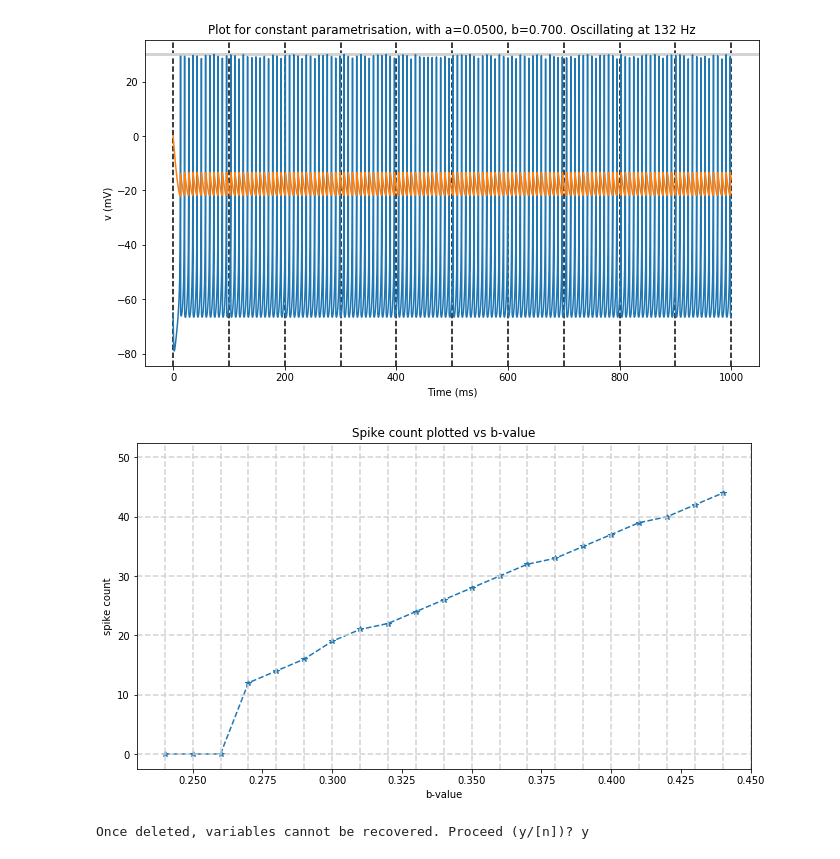
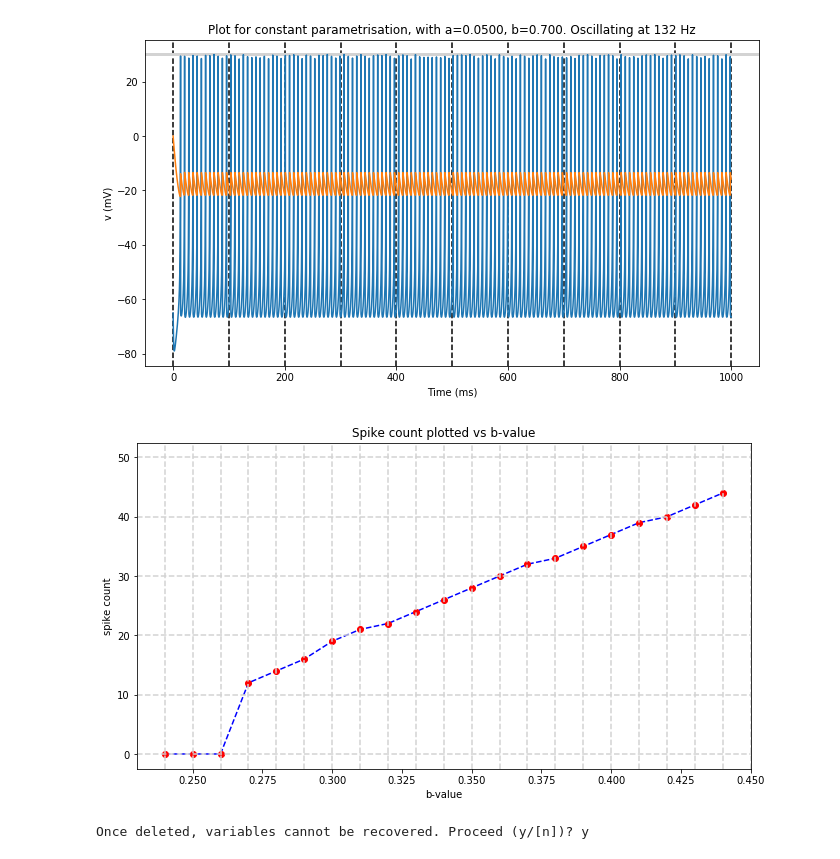
Before and after one commit to williampeer/brian2, a Jupyter notebook: single_neuron_Oliveira_et_al_testing_direct_python_implementation.ipynb, the cells around one changed output. Drawn from its saved outputs; the diff is of its cells as text; code cells hidden in the pictures.

```diff
--- a/single_neuron_Oliveira_et_al_testing_direct_python_implementation.ipynb
+++ b/single_neuron_Oliveira_et_al_testing_direct_python_implementation.ipynb
@@ -105,35 +105,36 @@ def calculate_spike_count_for_values(a, b):
         v += dv * dt
         u += du * dt
         if(v>=30):
             spike_count += 1
             v = c
             u = u + d
         v_vals += [v]
         u_vals += [u]
         timesteps += [i*dt]
     return spike_count
 
 spike_counts = []
 b_vals = []
 a = 0.0275
 b = 0.24
 delta_b = 0.01
 for t in range(0, 21):
     spike_counts += [calculate_spike_count_for_values(a, b)]
     b_vals += [b]
     b += delta_b
 
 figure(figsize=(11, 6))
-plot(b_vals, spike_counts, '*--')
+plot(b_vals, spike_counts, 'b--')
+plot(b_vals, spike_counts, 'ro')
 for l in range(len(spike_counts)+1):
     axvline(b-l*delta_b, ls='--', c='lightgray')
 for i in range(6):
     axhline(10*i, ls='--', c='lightgray')
 xlabel('b-value')
 ylabel('spike count')
 title('Spike count plotted vs b-value');
 # %% [output]
-[figure, old version]
+[figure, new version]
 # %%
 %reset
 # %% [output]
```
